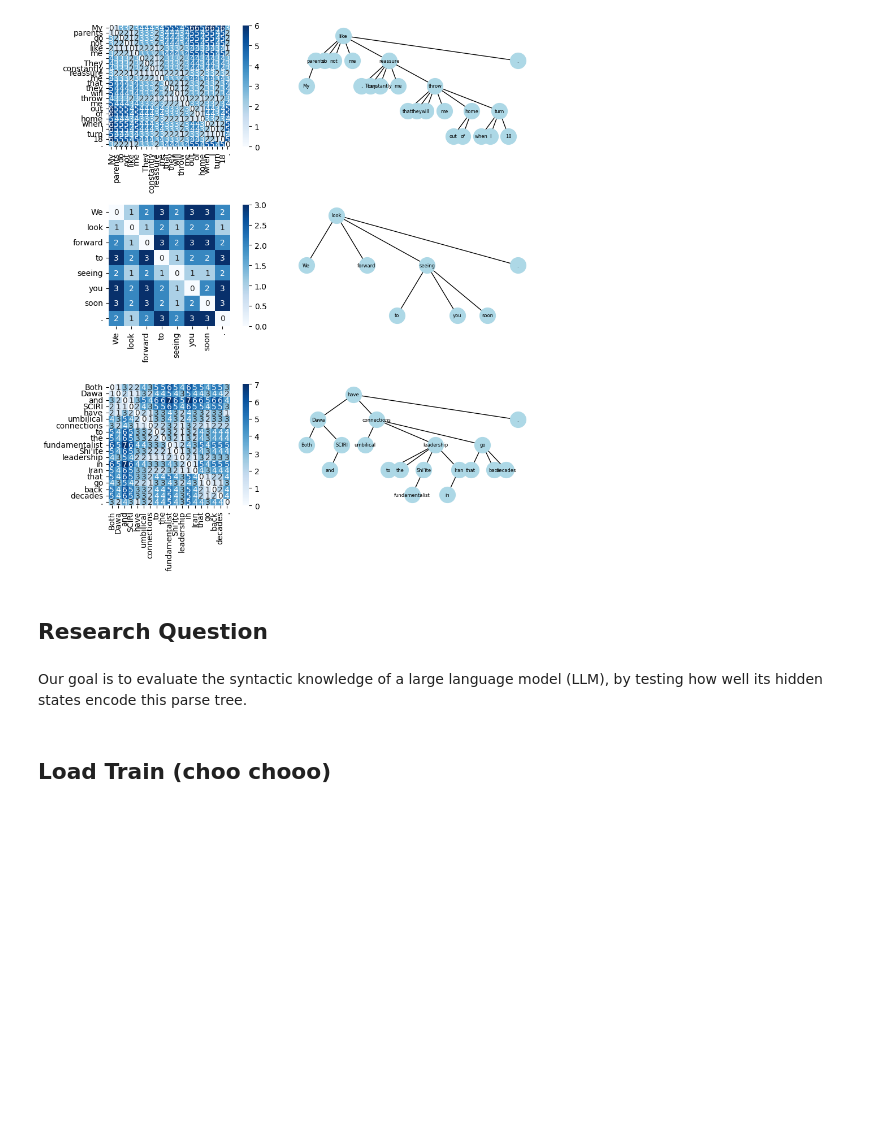
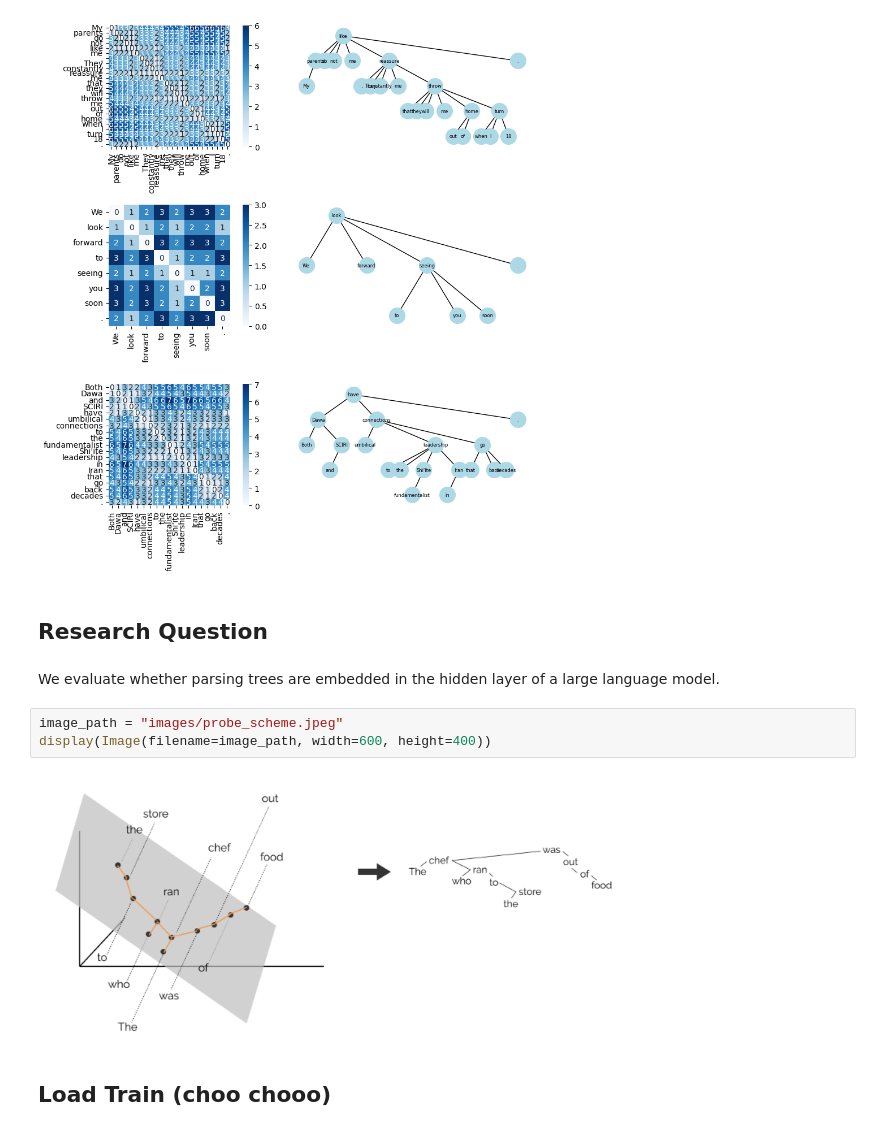
Before and after one commit to onjurgensen/probing_syntax_in_LLMs, a Jupyter notebook: probing_syntax_in_LLMs.ipynb, the cells around one changed output. Saved outputs shown, nothing was run; the diff lists cells and outputs as text; blank space fills up the shorter version.

```diff
--- a/probing_syntax_in_LLMs.ipynb
+++ b/probing_syntax_in_LLMs.ipynb
@@ -211,7 +211,12 @@ plt.tight_layout()
 # %% [markdown]
 ## Research Question
 # %% [markdown]
-Our goal is to evaluate the syntactic knowledge of a large language model (LLM), by testing how well its hidden states encode this parse tree.
+We evaluate whether parsing trees are embedded in the hidden layer of a large language model.
+# %%
+image_path = "images/probe_scheme.jpeg"
+display(Image(filename=image_path, width=600, height=400))
+# %% [output]
+[figure, added]
 # %% [markdown]
 ## Load Train (choo chooo)
 # %% [markdown]
```
Also changed, not shown: parts of 12 cells of this notebook, 1 other file.
